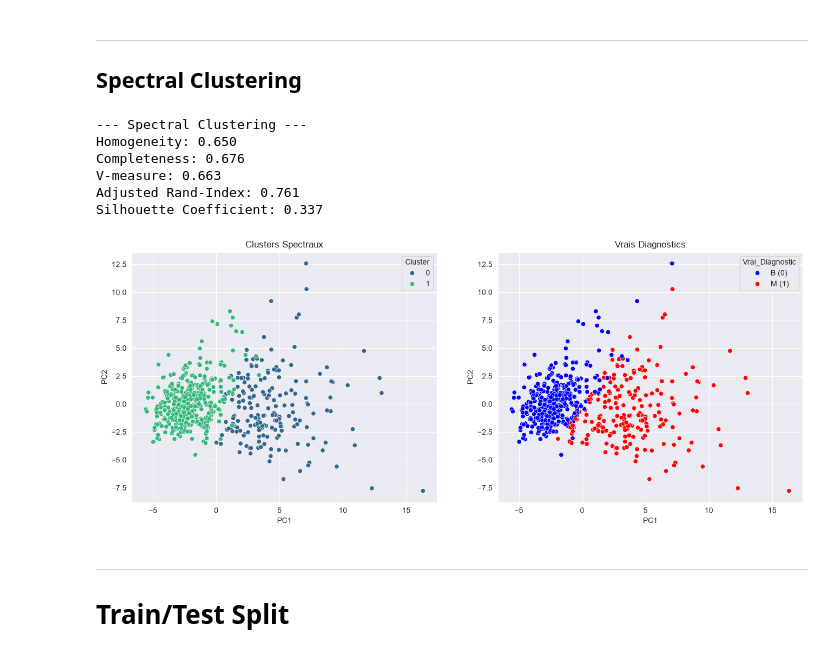
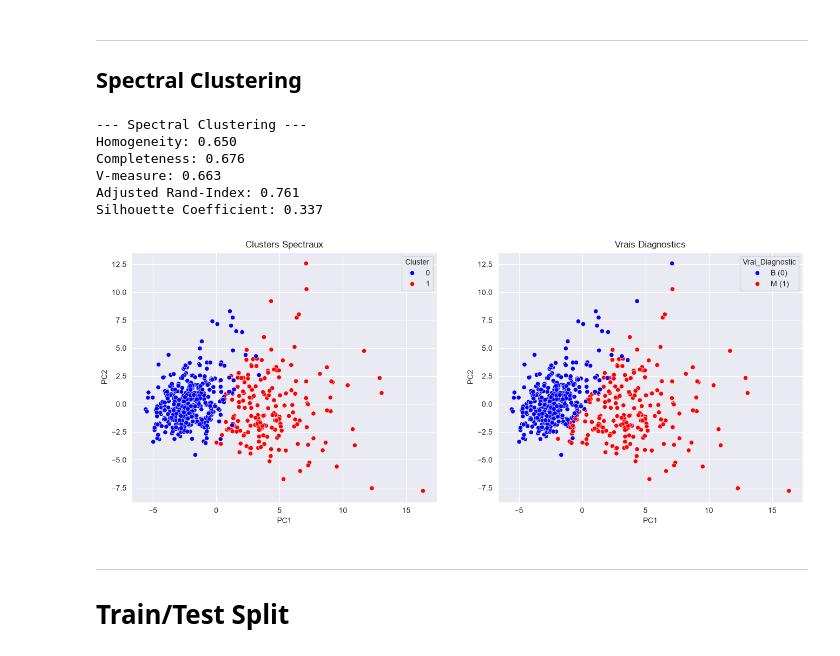
Before and after one commit to ostacore/Projets-UM5BM753-, a Jupyter notebook: Explo_Analysis_1.ipynb, the cells around one changed output. Drawn from its saved outputs; the diff is of its cells as text; code cells hidden in the pictures.

```diff
--- a/Explo_Analysis_1.ipynb
+++ b/Explo_Analysis_1.ipynb
@@ -300,9 +303,16 @@ Le coefficient de silhouette individuel $s(i)$ pour ce point s'obtient avec la f
 ## Hierarchichal Clustering
 # %%
 from sklearn.cluster import AgglomerativeClustering
+import matplotlib.pyplot as plt
+import seaborn as sns
+from sklearn import metrics
+import pandas as pd
 
 df_viz_hc = pd.DataFrame(X_pca, columns=['PC1', 'PC2'])
 df_viz_hc['Vrai_Diagnostic'] = data['diagnosis'].map({'B': 'B (0)', 'M': 'M (1)'})
+
+palette_clusters = {0: 'blue', 1: 'red'}
+palette_vrais = {'B (0)': 'blue', 'M (1)': 'red'}
 
 fig, axes = plt.subplots(2, 2, figsize=(16, 12))
 axes = axes.flatten()
@@ -313,6 +323,9 @@ print("--- Hierarchical Clustering Metrics ---")
 for i, linkage in enumerate(linkages):
     clustering = AgglomerativeClustering(linkage=linkage, n_clusters=2)
     clusters_hc = clustering.fit_predict(X_scaled)
+
+    if sum(clusters_hc[data['diagnosis_num'] == 1] == 1) < sum(clusters_hc[data['diagnosis_num'] == 1] == 0):
+        clusters_hc = 1 - clusters_hc
 
     homogeneity = metrics.homogeneity_score(data['diagnosis_num'], clusters_hc)
     completeness = metrics.completeness_score(data['diagnosis_num'], clusters_hc)
@@ -329,7 +342,14 @@ for i, linkage in enumerate(linkages):
 
     df_viz_hc[f'Cluster_{linkage}'] = clusters_hc
 
-    sns.scatterplot(data=df_viz_hc, x='PC1', y='PC2', hue=f'Cluster_{linkage}', palette='viridis', ax=axes[i])
+    sns.scatterplot(
+        data=df_viz_hc,
+        x='PC1',
+        y='PC2',
+        hue=f'Cluster_{linkage}',
+        palette=palette_clusters,
+        ax=axes[i]
+    )
     axes[i].set_title(f'Clustering Hiérarchique ({linkage.capitalize()})')
 
 sns.scatterplot(
@@ -338,7 +358,7 @@ sns.scatterplot(
     y='PC2',
     hue='Vrai_Diagnostic',
     hue_order=['B (0)', 'M (1)'],
-    palette={'B (0)': 'blue', 'M (1)': 'red'},
+    palette=palette_vrais,
     ax=axes[3]
 )
 axes[3].set_title('Vrais Diagnostics')
@@ -385,6 +405,9 @@ spectral = SpectralClustering(
     random_state=42
 )
 clusters_spectral = spectral.fit_predict(X_scaled)
+
+if sum(clusters_spectral[data['diagnosis_num'] == 1] == 1) < sum(clusters_spectral[data['diagnosis_num'] == 1] == 0):
+    clusters_spectral = 1 - clusters_spectral
 
 homogeneity = metrics.homogeneity_score(data['diagnosis_num'], clusters_spectral)
 completeness = metrics.completeness_score(data['diagnosis_num'], clusters_spectral)
@@ -398,36 +421,46 @@ print(f"Completeness: {completeness:.3f}")
 print(f"V-measure: {v_measure:.3f}")
 print(f"Adjusted Rand-Index: {ari_spec:.3f}")
 print(f"Silhouette Coefficient: {silhouette_spec:.3f}")
 
 df_viz_spec = pd.DataFrame(X_pca, columns=['PC1', 'PC2'])
 df_viz_spec['Cluster'] = clusters_spectral
 df_viz_spec['Vrai_Diagnostic'] = data['diagnosis'].map({'B': 'B (0)', 'M': 'M (1)'})
 
+palette_clusters = {0: 'blue', 1: 'red'}
+palette_vrais = {'B (0)': 'blue', 'M (1)': 'red'}
+
 fig, axes = plt.subplots(1, 2, figsize=(16, 6))
 
-sns.scatterplot(data=df_viz_spec, x='PC1', y='PC2', hue='Cluster', palette='viridis', ax=axes[0])
+sns.scatterplot(
+    data=df_viz_spec,
+    x='PC1',
+    y='PC2',
+    hue='Cluster',
+    palette=palette_clusters,
+    ax=axes[0]
+)
 axes[0].set_title('Clusters Spectraux')
 
 sns.scatterplot(
     data=df_viz_spec,
     x='PC1',
     y='PC2',
     hue='Vrai_Diagnostic',
     hue_order=['B (0)', 'M (1)'],
-    palette={'B (0)': 'blue', 'M (1)': 'red'},
+    palette=palette_vrais,
     ax=axes[1]
 )
 axes[1].set_title('Vrais Diagnostics')
 
 plt.show()
 # %% [output]
 --- Spectral Clustering ---
 Homogeneity: 0.650
 Completeness: 0.676
 V-measure: 0.663
 Adjusted Rand-Index: 0.761
 Silhouette Coefficient: 0.337
-[figure, old version]
+[figure, new version]
 # %% [markdown]
 ------------------------------------
 # Train/Test Split
```
Also changed, not shown: parts of 3 cells of this notebook.
